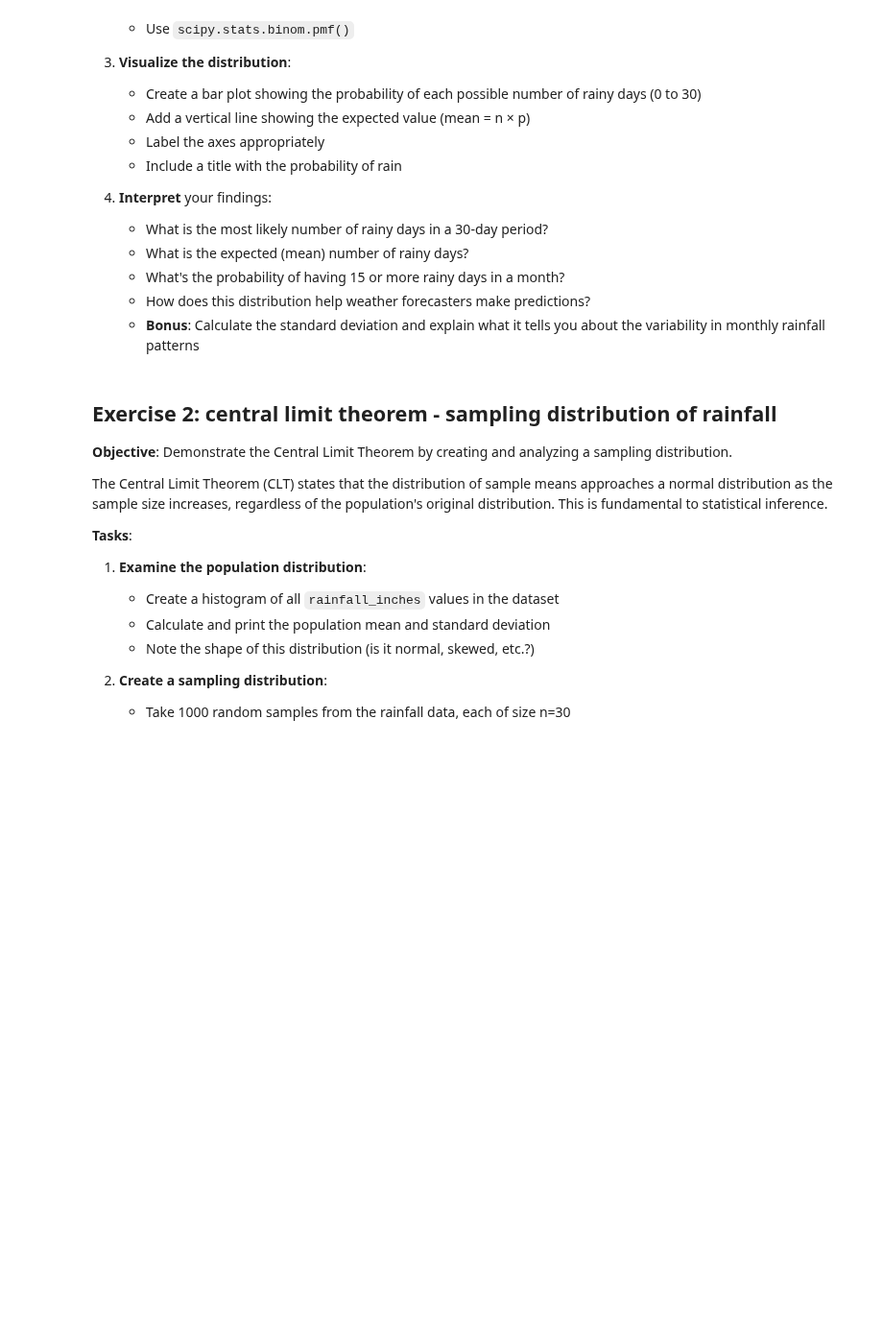
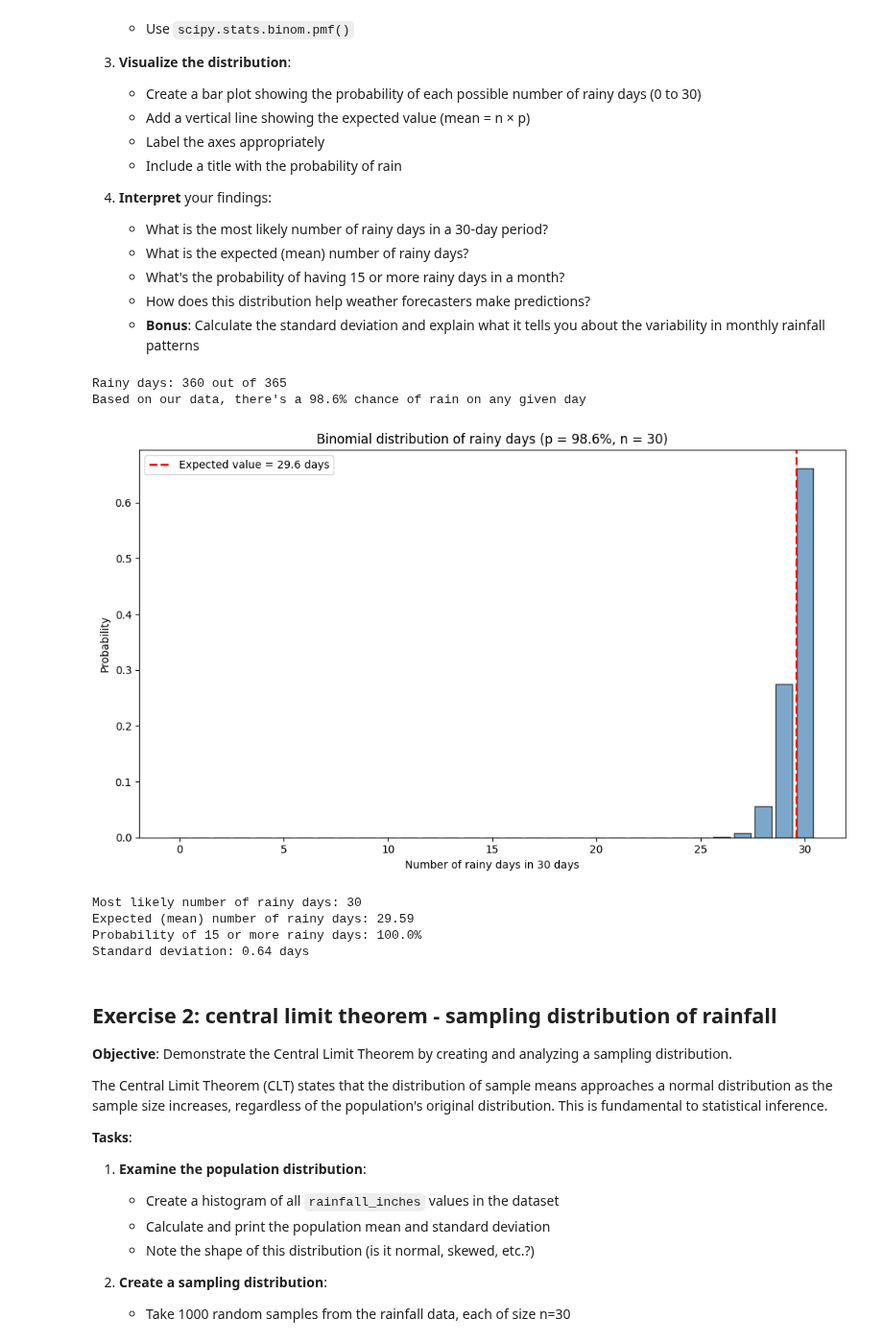
Before and after one commit to Alessandrarye/utd-aiml-coursework, a Jupyter notebook: notebooks/unit-2/lesson-13/lesson-13-activity.ipynb, the cells around one changed output. Shown at 96% size. Saved outputs shown, nothing was run; the diff lists cells and outputs as text; code cells hidden in the pictures; blank space fills up the shorter version.

```diff
--- a/notebooks/unit-2/lesson-13/lesson-13-activity.ipynb
+++ b/notebooks/unit-2/lesson-13/lesson-13-activity.ipynb
@@ -20,6 +20,6 @@ import matplotlib.pyplot as plt
 from scipy import stats
 # %%
 # Load the weather dataset
-url = 'https://raw.githubusercontent.com/gperdrizet/fullstack-2605/main/data/weather.csv'
+url = 'https://media.githubusercontent.com/media/gperdrizet/fullstack-2605/refs/heads/main/data/weather.csv'
 df = pd.read_csv(url)
 df.head()
@@ -56,6 +63,49 @@ The binomial distribution models the number of successes in a fixed number of in
    - **Bonus**: Calculate the standard deviation and explain what it tells you about the variability in monthly rainfall patterns
 # %%
 # Your code here
+# Task 1: probability of rain from the data
+rainy_days = (df['rainfall_inches'] > 0).sum()
+total_days = len(df)
+p = rainy_days / total_days
+
+print(f"Rainy days: {rainy_days} out of {total_days}")
+print(f"Based on our data, there's a {p:.1%} chance of rain on any given day")
+
+# Task 2: theoretical binomial over a 30-day month
+n = 30
+k = np.arange(0, n + 1)
+pmf = stats.binom.pmf(k, n, p)
+
+# Task 3: visualize
+expected = n * p
+plt.figure(figsize=(10, 6))
+plt.bar(k, pmf, color='steelblue', edgecolor='black', alpha=0.7)
+plt.axvline(expected, color='red', linestyle='--', linewidth=2,
+            label=f'Expected value = {expected:.1f} days')
+plt.xlabel('Number of rainy days in 30 days')
+plt.ylabel('Probability')
+plt.title(f'Binomial distribution of rainy days (p = {p:.1%}, n = 30)')
+plt.legend()
+plt.tight_layout()
+plt.show()
+
+# Task 4: interpretation
+most_likely = k[np.argmax(pmf)]
+prob_15_or_more = stats.binom.sf(14, n, p)   # P(X >= 15)
+std_dev = np.sqrt(n * p * (1 - p))
+
+print(f"Most likely number of rainy days: {most_likely}")
+print(f"Expected (mean) number of rainy days: {expected:.2f}")
+print(f"Probability of 15 or more rainy days: {prob_15_or_more:.1%}")
+print(f"Standard deviation: {std_dev:.2f} days")
+# %% [output]
+Rainy days: 360 out of 365
+Based on our data, there's a 98.6% chance of rain on any given day
+[figure, added]
+Most likely number of rainy days: 30
+Expected (mean) number of rainy days: 29.59
+Probability of 15 or more rainy days: 100.0%
+Standard deviation: 0.64 days
 # %% [markdown]
 ## Exercise 2: central limit theorem - sampling distribution of rainfall
 
```
Also changed, not shown: parts of 2 cells of this notebook.
